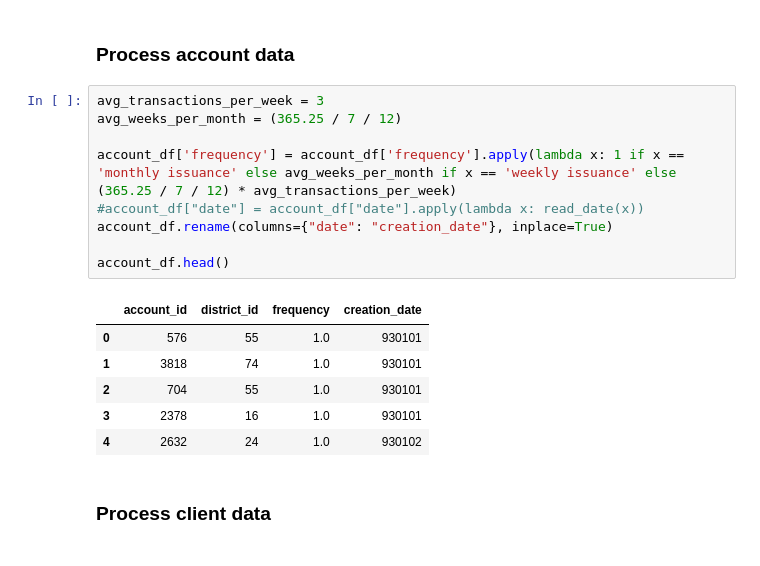
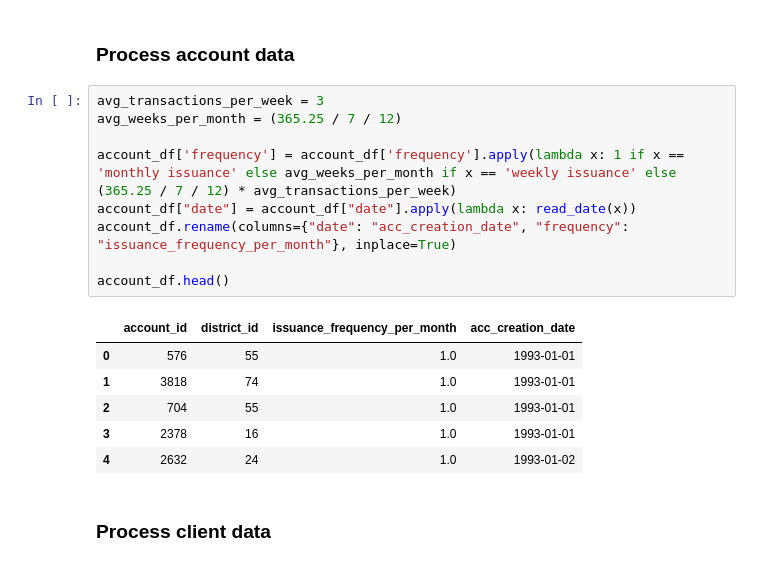
Before and after one commit to Educorreia932/FEUP-AC, a Jupyter notebook: Data Mining Project/notebooks/processing.ipynb, the cells around one changed output. Drawn from its saved outputs; the diff is of its cells as text.

```diff
--- a/Data Mining Project/notebooks/processing.ipynb
+++ b/Data Mining Project/notebooks/processing.ipynb
@@ -28,19 +28,19 @@ trans_train_df = read_to_df("trans_train.csv")
 # %%
 avg_transactions_per_week = 3
 avg_weeks_per_month = (365.25 / 7 / 12)
 
 account_df['frequency'] = account_df['frequency'].apply(lambda x: 1 if x == 'monthly issuance' else avg_weeks_per_month if x == 'weekly issuance' else (365.25 / 7 / 12) * avg_transactions_per_week)
-#account_df["date"] = account_df["date"].apply(lambda x: read_date(x))
-account_df.rename(columns={"date": "creation_date"}, inplace=True)
+account_df["date"] = account_df["date"].apply(lambda x: read_date(x))
+account_df.rename(columns={"date": "acc_creation_date", "frequency": "issuance_frequency_per_month"}, inplace=True)
 
 account_df.head()
 # %% [output]
-|  | account_id | district_id | frequency | creation_date |
-| 0 | 576 | 55 | 1.0 | 930101 |
-| 1 | 3818 | 74 | 1.0 | 930101 |
-| 2 | 704 | 55 | 1.0 | 930101 |
-| 3 | 2378 | 16 | 1.0 | 930101 |
-| 4 | 2632 | 24 | 1.0 | 930102 |
+|  | account_id | district_id | issuance_frequency_per_month | acc_creation_date |
+| 0 | 576 | 55 | 1.0 | 1993-01-01 |
+| 1 | 3818 | 74 | 1.0 | 1993-01-01 |
+| 2 | 704 | 55 | 1.0 | 1993-01-01 |
+| 3 | 2378 | 16 | 1.0 | 1993-01-01 |
+| 4 | 2632 | 24 | 1.0 | 1993-01-02 |
 # %% [markdown]
 ### Process client data
 # %%
```
Also changed, not shown: parts of 10 cells of this notebook, 1 other file.
